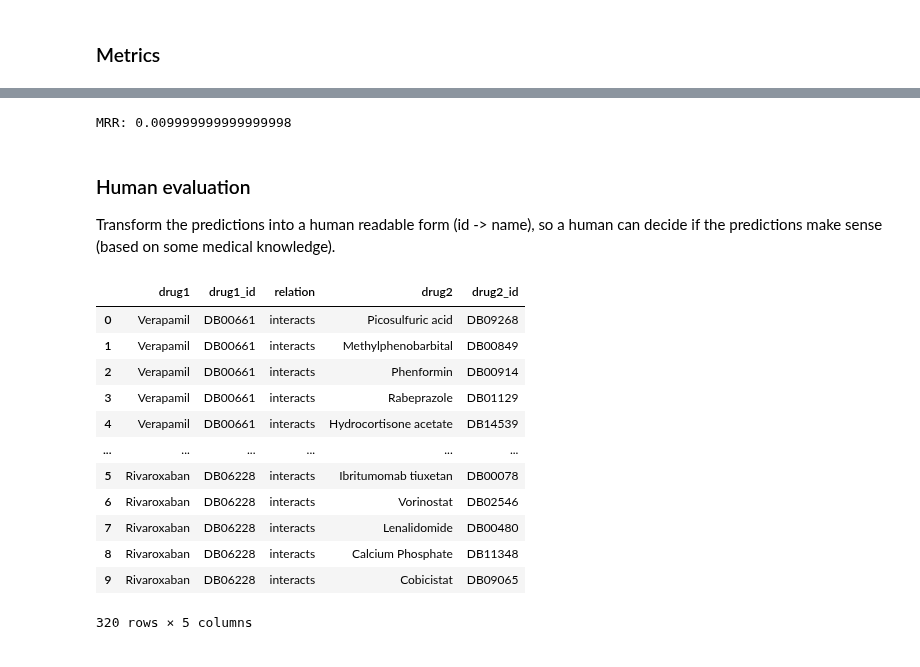
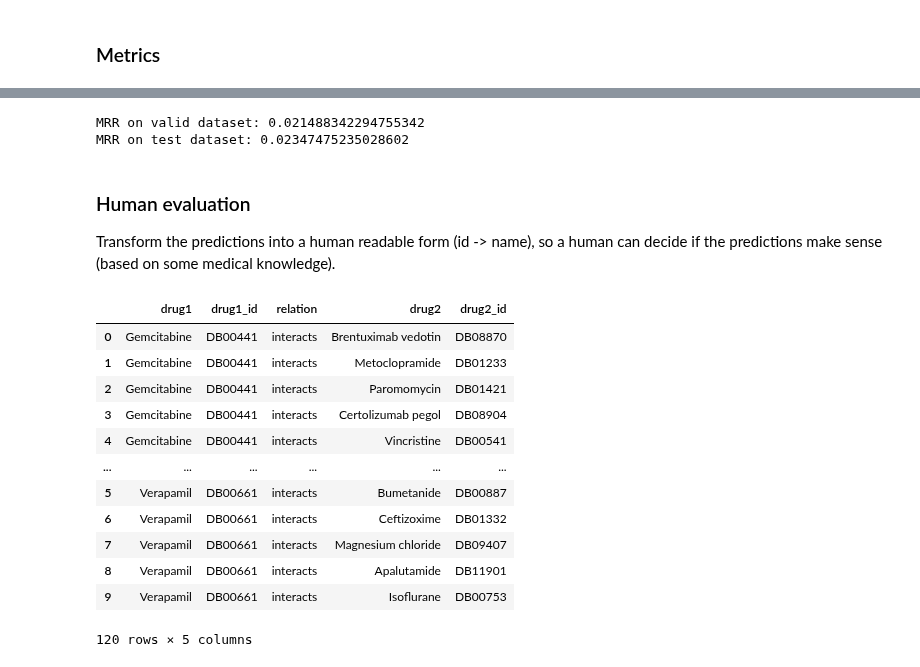
Before and after one commit to marketakrenkova/drug-interaction-prediction, a Jupyter notebook: data_processing/prediction_processing.ipynb, the cells around one changed output, grey strips where cells are left out. Drawn from its saved outputs; the diff is of its cells as text; code cells hidden in the pictures.

```diff
--- a/data_processing/prediction_processing.ipynb
+++ b/data_processing/prediction_processing.ipynb
@@ -90,11 +116,11 @@ def assign_names(predictions, show=False):
         node_type = row[1].node_type
 
         if node_type == 'drug':
-            tail_name = drug_id_map_dict[tail]
+            tail_name = drug_id_map_dict.get(tail, tail)
         elif node_type == 'food':
-            tail_name = food_id_map_dict[tail]
+            tail_name = food_id_map_dict.get(tail, tail)
         else:
-            tail_name = compound_id_map_dict[tail]
+            tail_name = compound_id_map_dict.get(tail, tail)
 
         if show:
             print(tail, tail_name)
@@ -102,8 +128,8 @@ def assign_names(predictions, show=False):
     return tail_names
 # %%
 # drug predictions
-drug_id = common_drugs_ids[50]
-prediction_file = prediction_dir + specification + data_dir +'complex_' + drug_id + '_interacts_' + specification + '.csv'
+drug_id = common_drugs_ids[9]
+prediction_file = prediction_dir + specification + data_dir + model_name + drug_id + '_interacts_' + specification + '.csv'
 
 print('Interactions with', drug_id_map_dict[drug_id])
 
@@ -133,10 +159,14 @@ DB01195 Flecainide
 tails = predictions.tail_label.values
 # %%
 # food predicitons
-food_id = foods[37]
-prediction_file = prediction_dir + specification + data_dir +'complex_' + food_id + '_interacts_' + specification + '.csv'
+idx=2
+food_id = foods[idx]
+prediction_file = prediction_dir + specification + data_dir + model_name + food_id + '_interacts_' + specification + '.csv'
 
-print('Interactions with', compound_id_map_dict[food_id])
+food_name = food_id
+if "FOOD" in food_id:
+    food_name = food_id_map_dict[food_id]
+print('Interactions with', food_name)
 
 predictions = get_predictions(prediction_file)
 print(predictions.head())
@@ -264,68 +371,52 @@ Avg. hits@100 on test dataset: 0.51625
-# %%
-# MRR (https://en.wikipedia.org/wiki/Mean_reciprocal_rank)
-# if the predicted triplet isn't in the first 100 test data -> index = 100
-
-mrr = []
-
-for drug in common_drugs_ids:
-    prediction_file = prediction_dir + specification + data_dir +'complex_' + drug + '_interacts_' + specification + '.csv'
-    preds = get_predictions(prediction_file)
-
-    if preds is None:
-        continue
-
-    try:
-        idx = 1 / (list(preds.in_testing).index(True) + 1)
-    except:
-        idx = 1 / 100
-    mrr.append(idx)
-
-print('MRR:', np.mean(mrr))
-# %% [output]
-MRR: 0.009999999999999998
+# %%
+compute_mrr(common_drugs_ids, prediction_dir, specification, model_name, data_dir, triplets_dir)
+# %% [output]
+MRR on valid dataset: 0.021488342294755342
+MRR on test dataset: 0.02347475235028602
 # %% [markdown]
 ### Human evaluation
 Transform the predictions into a human readable form (id -> name), so a human can decide if the predictions make sense (based on some medical knowledge).
 # %%
 predictions_human_all = pd.DataFrame()
 
 for drug_id in common_drugs_ids:
-    prediction_file = prediction_dir + specification + data_dir +'complex_' + drug_id + '_interacts_' + specification + '.csv'
+#     prediction_file = prediction_dir + specification + data_dir + model_name + drug_id + '_interacts_' + specification + '.csv'
+    prediction_file = prediction_dir + specification + data_dir + 'common_preds/common_preds_' + drug_id + '.csv'
     predictions = get_predictions(prediction_file)
 
     if predictions is None:
         continue
 
     predictions_human = pd.DataFrame()
     k = 10
 
     predictions = predictions.head(k)
     drug_name = drug_id_map_dict[drug_id]
     tail_names = assign_names(predictions)
 
     predictions_human['drug1'] = list(itertools.repeat(drug_name, k))
     predictions_human['drug1_id'] = list(itertools.repeat(drug_id, k))
     predictions_human['relation'] = list(itertools.repeat('interacts', k))
     predictions_human['drug2'] = tail_names
     predictions_human['drug2_id'] = predictions.tail_label.values
 
     predictions_human_all = pd.concat([predictions_human_all, predictions_human])
 
 predictions_human_all
 # %% [output]
 |  | drug1 | drug1_id | relation | drug2 | drug2_id |
-| 0 | Verapamil | DB00661 | interacts | Picosulfuric acid | DB09268 |
-| 1 | Verapamil | DB00661 | interacts | Methylphenobarbital | DB00849 |
-| 2 | Verapamil | DB00661 | interacts | Phenformin | DB00914 |
-| 3 | Verapamil | DB00661 | interacts | Rabeprazole | DB01129 |
-| 4 | Verapamil | DB00661 | interacts | Hydrocortisone acetate | DB14539 |
+| 0 | Gemcitabine | DB00441 | interacts | Brentuximab vedotin | DB08870 |
+| 1 | Gemcitabine | DB00441 | interacts | Metoclopramide | DB01233 |
+| 2 | Gemcitabine | DB00441 | interacts | Paromomycin | DB01421 |
+| 3 | Gemcitabine | DB00441 | interacts | Certolizumab pegol | DB08904 |
+| 4 | Gemcitabine | DB00441 | interacts | Vincristine | DB00541 |
 | ... | ... | ... | ... | ... | ... |
-| 5 | Rivaroxaban | DB06228 | interacts | Ibritumomab tiuxetan | DB00078 |
-| 6 | Rivaroxaban | DB06228 | interacts | Vorinostat | DB02546 |
-| 7 | Rivaroxaban | DB06228 | interacts | Lenalidomide | DB00480 |
-| 8 | Rivaroxaban | DB06228 | interacts | Calcium Phosphate | DB11348 |
-| 9 | Rivaroxaban | DB06228 | interacts | Cobicistat | DB09065 |
+| 5 | Verapamil | DB00661 | interacts | Bumetanide | DB00887 |
+| 6 | Verapamil | DB00661 | interacts | Ceftizoxime | DB01332 |
+| 7 | Verapamil | DB00661 | interacts | Magnesium chloride | DB09407 |
+| 8 | Verapamil | DB00661 | interacts | Apalutamide | DB11901 |
+| 9 | Verapamil | DB00661 | interacts | Isoflurane | DB00753 |
-320 rows × 5 columns
+120 rows × 5 columns
 # %%
 predictions_human_all_food = pd.DataFrame()
 
```
Also changed, not shown: parts of 16 cells of this notebook, 12 other files.
